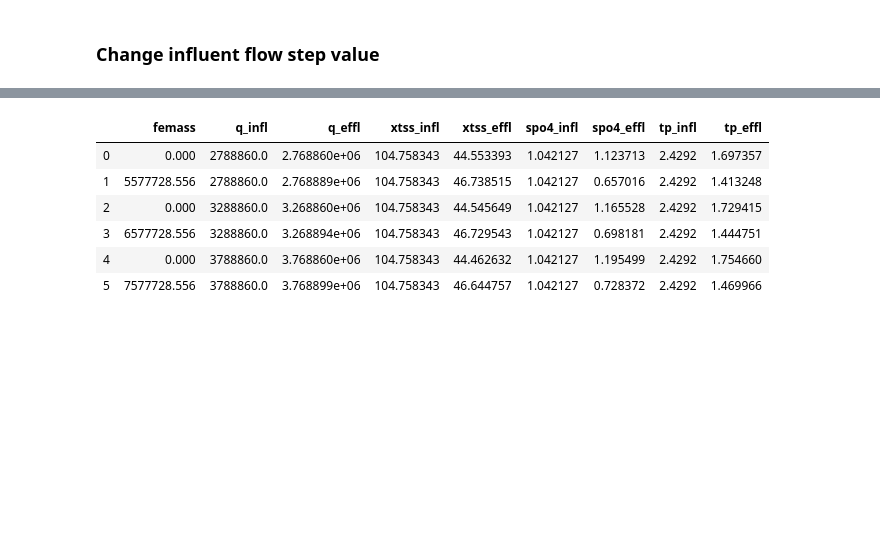
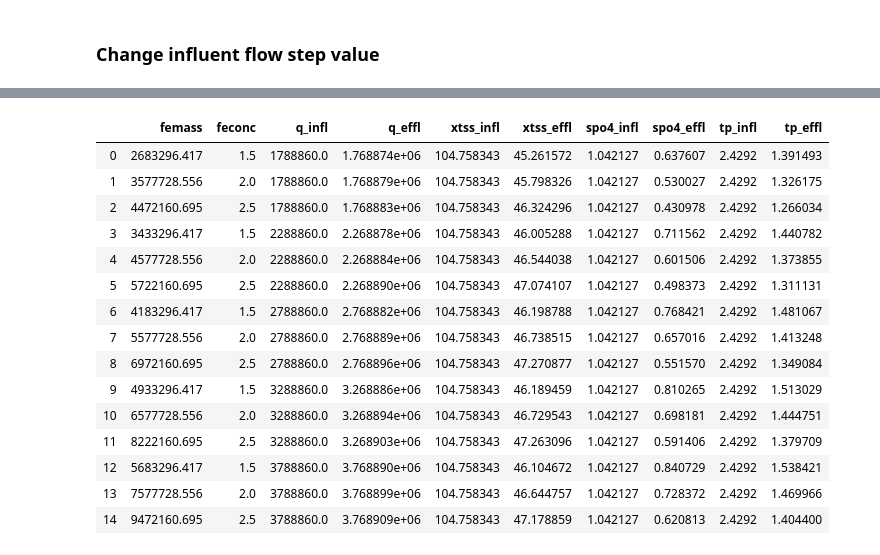
Before and after one commit to stroutm/sewerWRRF, a Jupyter notebook: SumoPythonPractice/Influent set chemP primary - step - flow-ferric.ipynb, the cells around one changed output, grey strips where cells are left out. Cells and saved outputs as stored; diff of their text form; code cells hidden in the pictures; blank space fills up the shorter version.

```diff
--- a/SumoPythonPractice/Influent set chemP primary - step - flow-ferric.ipynb
+++ b/SumoPythonPractice/Influent set chemP primary - step - flow-ferric.ipynb
@@ -117,14 +117,14 @@ r_influentTSV_data = pd.read_table(r_influentTSV, sep='\t')
 
 # Specify magnitude of step increases in influent flow
 # Step increase will occur at (and continue after) simulation time step 20
-# Steady-state (unchanged) is 2788860 m^3/d
-stepMags_inflq = [0, 500000, 1000000]
+# Steady-state (unchanged) is 2,788,860 m^3/d
+stepMags_inflq = [-1000000, -500000, 0, 500000, 1000000]#, 250000, 500000, 750000, 1000000]
 # Specify magnitude of step increases in ferric chloride dose
 # Step increase will occur at (and continue after) simulation time step 30
 # Steady-state (unchanged) is 0.0 mg Fe/L
-stepMags_femass = [0., 2.0]
+stepMags_femass = [1.5, 2.0, 2.5]
 
-femass_list = []
+femass_list = []; feconc_list = []
 q_infl_list = []; q_effl_list = []
 xtss_infl_list = []; xtss_effl_list = []
 spo4_infl_list = []; spo4_effl_list = []
@@ -192,6 +192,7 @@ for j in stepMags_inflq:
 
         # Store summaries
         femass_list.append(r_influentTSV_data["Sumo__Plant__Metal1__param__Femass"].values[-1])
+        feconc_list.append(k)
         q_infl_list.append(data_step['q_infl'][-1]); q_effl_list.append(data_step['q_effl'][-1])
         xtss_infl_list.append(data_step['xtss_infl'][-1]); xtss_effl_list.append(data_step['xtss_effl'][-1])
         spo4_infl_list.append(data_step['spo4_infl'][-1]); spo4_effl_list.append(data_step['spo4_effl'][-1])
@@ -246,20 +247,29 @@ Step magnitude ferric chloride dose: 0.0
 (0, 3)
 # %%
 data_step_summ = {}
-data_step_summ['femass'] = femass_list
+data_step_summ['femass'] = femass_list; data_step_summ['feconc'] = feconc_list
 data_step_summ['q_infl'] = q_infl_list; data_step_summ['q_effl'] = q_effl_list
 data_step_summ['xtss_infl'] = xtss_infl_list; data_step_summ['xtss_effl'] = xtss_effl_list
 data_step_summ['spo4_infl'] = spo4_infl_list; data_step_summ['spo4_effl'] = spo4_effl_list
 data_step_summ['tp_infl'] = tp_infl_list; data_step_summ['tp_effl'] = tp_effl_list
 
 df_step_summ = pd.DataFrame.from_dict(data_step_summ)
 
 df_step_summ
 # %% [output]
-|  | femass | q_infl | q_effl | xtss_infl | xtss_effl | spo4_infl | spo4_effl | tp_infl | tp_effl |
-| 0 | 0.000 | 2788860.0 | 2.768860e+06 | 104.758343 | 44.553393 | 1.042127 | 1.123713 | 2.4292 | 1.697357 |
-| 1 | 5577728.556 | 2788860.0 | 2.768889e+06 | 104.758343 | 46.738515 | 1.042127 | 0.657016 | 2.4292 | 1.413248 |
-| 2 | 0.000 | 3288860.0 | 3.268860e+06 | 104.758343 | 44.545649 | 1.042127 | 1.165528 | 2.4292 | 1.729415 |
-| 3 | 6577728.556 | 3288860.0 | 3.268894e+06 | 104.758343 | 46.729543 | 1.042127 | 0.698181 | 2.4292 | 1.444751 |
-| 4 | 0.000 | 3788860.0 | 3.768860e+06 | 104.758343 | 44.462632 | 1.042127 | 1.195499 | 2.4292 | 1.754660 |
-| 5 | 7577728.556 | 3788860.0 | 3.768899e+06 | 104.758343 | 46.644757 | 1.042127 | 0.728372 | 2.4292 | 1.469966 |
+|  | femass | feconc | q_infl | q_effl | xtss_infl | xtss_effl | spo4_infl | spo4_effl | tp_infl | tp_effl |
+| 0 | 2683296.417 | 1.5 | 1788860.0 | 1.768874e+06 | 104.758343 | 45.261572 | 1.042127 | 0.637607 | 2.4292 | 1.391493 |
+| 1 | 3577728.556 | 2.0 | 1788860.0 | 1.768879e+06 | 104.758343 | 45.798326 | 1.042127 | 0.530027 | 2.4292 | 1.326175 |
+| 2 | 4472160.695 | 2.5 | 1788860.0 | 1.768883e+06 | 104.758343 | 46.324296 | 1.042127 | 0.430978 | 2.4292 | 1.266034 |
+| 3 | 3433296.417 | 1.5 | 2288860.0 | 2.268878e+06 | 104.758343 | 46.005288 | 1.042127 | 0.711562 | 2.4292 | 1.440782 |
+| 4 | 4577728.556 | 2.0 | 2288860.0 | 2.268884e+06 | 104.758343 | 46.544038 | 1.042127 | 0.601506 | 2.4292 | 1.373855 |
+| 5 | 5722160.695 | 2.5 | 2288860.0 | 2.268890e+06 | 104.758343 | 47.074107 | 1.042127 | 0.498373 | 2.4292 | 1.311131 |
+| 6 | 4183296.417 | 1.5 | 2788860.0 | 2.768882e+06 | 104.758343 | 46.198788 | 1.042127 | 0.768421 | 2.4292 | 1.481067 |
+| 7 | 5577728.556 | 2.0 | 2788860.0 | 2.768889e+06 | 104.758343 | 46.738515 | 1.042127 | 0.657016 | 2.4292 | 1.413248 |
+| 8 | 6972160.695 | 2.5 | 2788860.0 | 2.768896e+06 | 104.758343 | 47.270877 | 1.042127 | 0.551570 | 2.4292 | 1.349084 |
+| 9 | 4933296.417 | 1.5 | 3288860.0 | 3.268886e+06 | 104.758343 | 46.189459 | 1.042127 | 0.810265 | 2.4292 | 1.513029 |
+| 10 | 6577728.556 | 2.0 | 3288860.0 | 3.268894e+06 | 104.758343 | 46.729543 | 1.042127 | 0.698181 | 2.4292 | 1.444751 |
+| 11 | 8222160.695 | 2.5 | 3288860.0 | 3.268903e+06 | 104.758343 | 47.263096 | 1.042127 | 0.591406 | 2.4292 | 1.379709 |
+| 12 | 5683296.417 | 1.5 | 3788860.0 | 3.768890e+06 | 104.758343 | 46.104672 | 1.042127 | 0.840729 | 2.4292 | 1.538421 |
+| 13 | 7577728.556 | 2.0 | 3788860.0 | 3.768899e+06 | 104.758343 | 46.644757 | 1.042127 | 0.728372 | 2.4292 | 1.469966 |
+| 14 | 9472160.695 | 2.5 | 3788860.0 | 3.768909e+06 | 104.758343 | 47.178859 | 1.042127 | 0.620813 | 2.4292 | 1.404400 |
```
Also changed, not shown: parts of 4 cells of this notebook, 1 other file.
